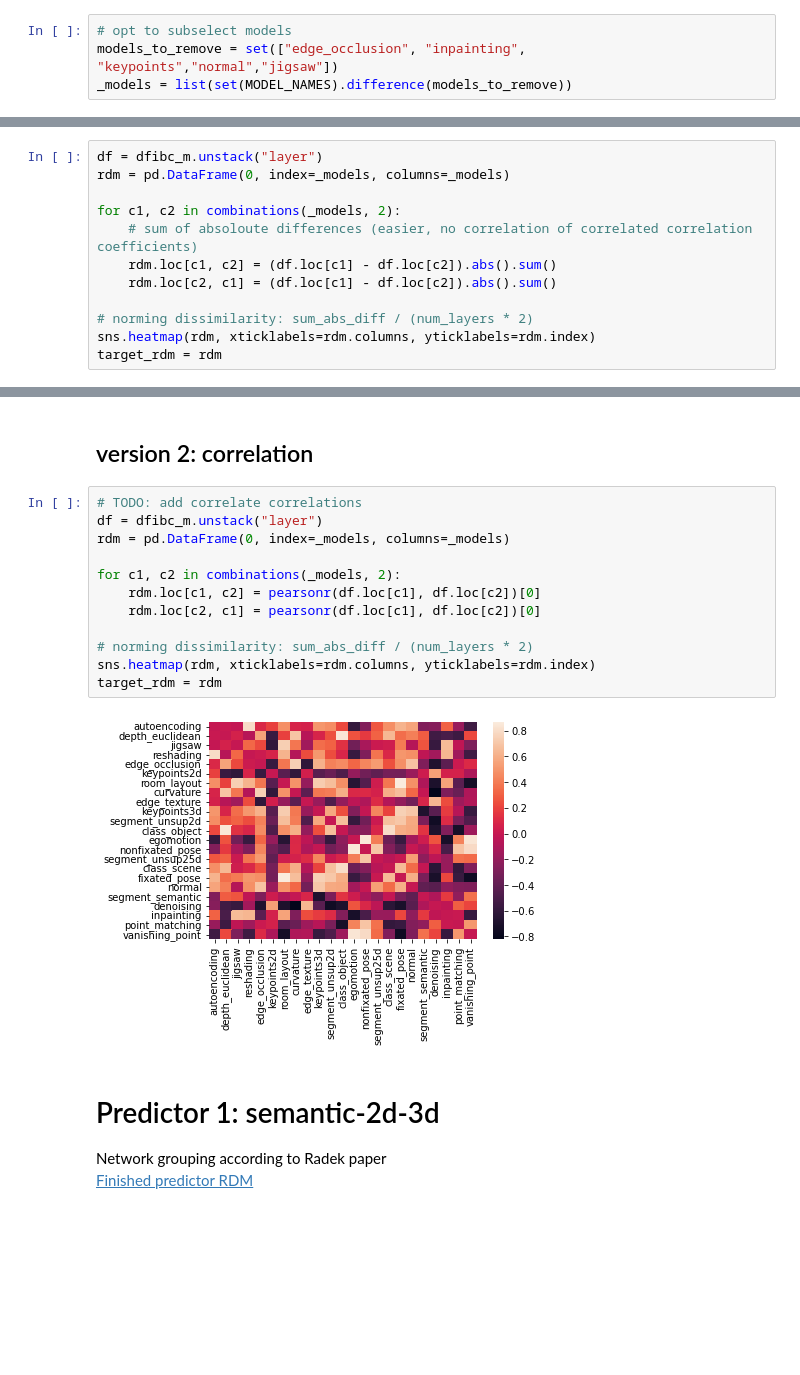
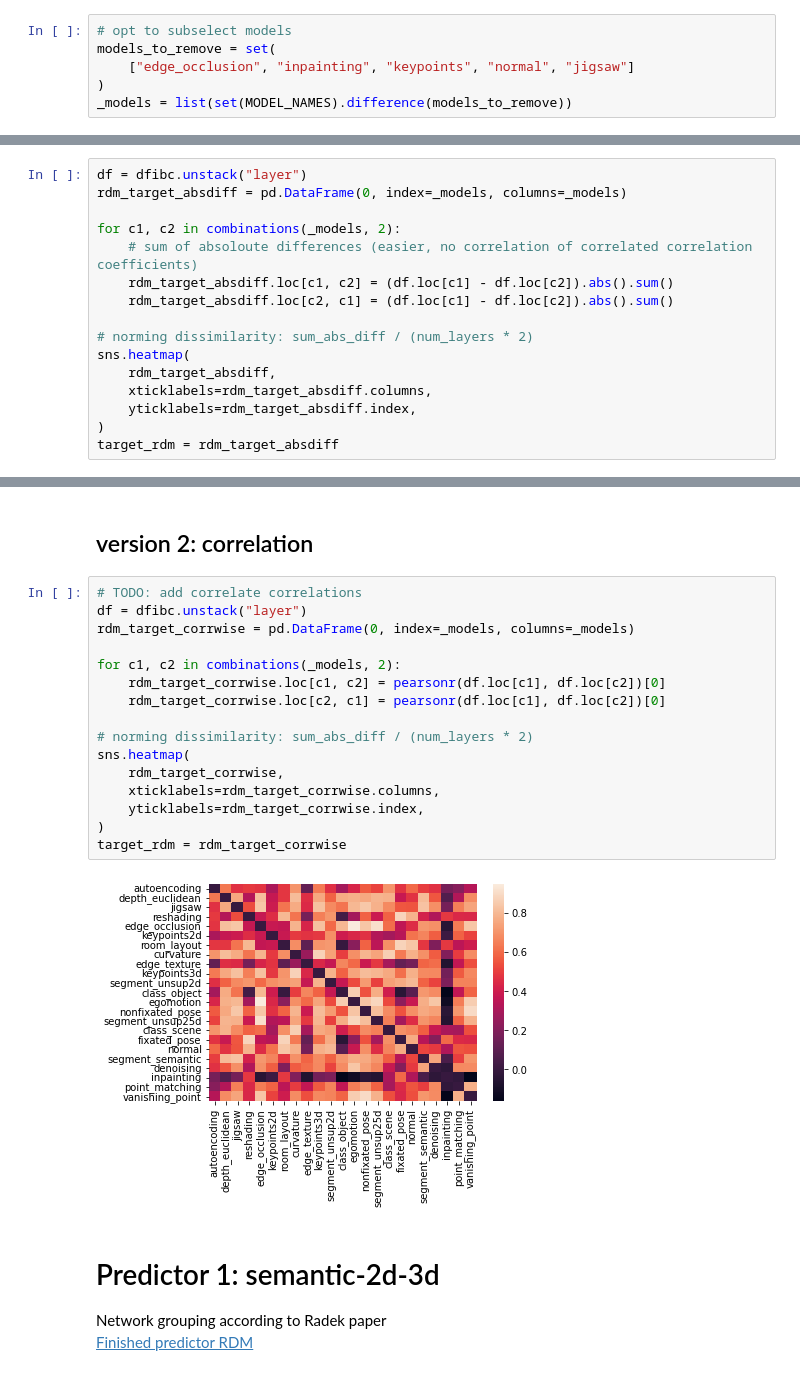
Before and after one commit to toniklenk/analysis-taskonomy, a Jupyter notebook: scripts/factors analysis.ipynb, the cells around one changed output, grey strips where cells are left out. Cells and saved outputs as stored; diff of their text form; blank space fills up the shorter version.

```diff
--- a/scripts/factors analysis.ipynb
+++ b/scripts/factors analysis.ipynb
@@ -65,7 +68,9 @@ _layers_blocked = slice(6,14)
 beauty_ratings = load_ratings(PATH_RATINGS)
 # %%
 # opt to subselect models
-models_to_remove = set(["edge_occlusion", "inpainting", "keypoints","normal","jigsaw"])
+models_to_remove = set(
+    ["edge_occlusion", "inpainting", "keypoints", "normal", "jigsaw"]
+)
 _models = list(set(MODEL_NAMES).difference(models_to_remove))
 # %%
 # load & subselect unblocked data
@@ -98,15 +209,19 @@ Optional: Normalized with 2 (spearman correlation range) * num_layers
 # %% [markdown]
 ## version 1: absoloute differences
 # %%
-df = dfibc_m.unstack("layer")
-rdm = pd.DataFrame(0, index=_models, columns=_models)
+df = dfibc.unstack("layer")
+rdm_target_absdiff = pd.DataFrame(0, index=_models, columns=_models)
 
 for c1, c2 in combinations(_models, 2):
     # sum of absoloute differences (easier, no correlation of correlated correlation coefficients)
-    rdm.loc[c1, c2] = (df.loc[c1] - df.loc[c2]).abs().sum()
-    rdm.loc[c2, c1] = (df.loc[c1] - df.loc[c2]).abs().sum()
+    rdm_target_absdiff.loc[c1, c2] = (df.loc[c1] - df.loc[c2]).abs().sum()
+    rdm_target_absdiff.loc[c2, c1] = (df.loc[c1] - df.loc[c2]).abs().sum()
 
 # norming dissimilarity: sum_abs_diff / (num_layers * 2)
-sns.heatmap(rdm, xticklabels=rdm.columns, yticklabels=rdm.index)
-target_rdm = rdm
+sns.heatmap(
+    rdm_target_absdiff,
+    xticklabels=rdm_target_absdiff.columns,
+    yticklabels=rdm_target_absdiff.index,
+)
+target_rdm = rdm_target_absdiff
 # %% [output]
@@ -115,18 +230,22 @@ target_rdm = rdm
 ## version 2: correlation
 # %%
 # TODO: add correlate correlations
-df = dfibc_m.unstack("layer")
-rdm = pd.DataFrame(0, index=_models, columns=_models)
+df = dfibc.unstack("layer")
+rdm_target_corrwise = pd.DataFrame(0, index=_models, columns=_models)
 
 for c1, c2 in combinations(_models, 2):
-    rdm.loc[c1, c2] = pearsonr(df.loc[c1], df.loc[c2])[0]
-    rdm.loc[c2, c1] = pearsonr(df.loc[c1], df.loc[c2])[0]
+    rdm_target_corrwise.loc[c1, c2] = pearsonr(df.loc[c1], df.loc[c2])[0]
+    rdm_target_corrwise.loc[c2, c1] = pearsonr(df.loc[c1], df.loc[c2])[0]
 
 # norming dissimilarity: sum_abs_diff / (num_layers * 2)
-sns.heatmap(rdm, xticklabels=rdm.columns, yticklabels=rdm.index)
-target_rdm = rdm
+sns.heatmap(
+    rdm_target_corrwise,
+    xticklabels=rdm_target_corrwise.columns,
+    yticklabels=rdm_target_corrwise.index,
+)
+target_rdm = rdm_target_corrwise
 # %% [output]
-[figure, old version]
+[figure, new version]
 # %% [markdown]
 # Predictor 1: semantic-2d-3d
 Network grouping according to Radek paper <br>
```
Also changed, not shown: parts of 88 cells of this notebook, 1 other file.
